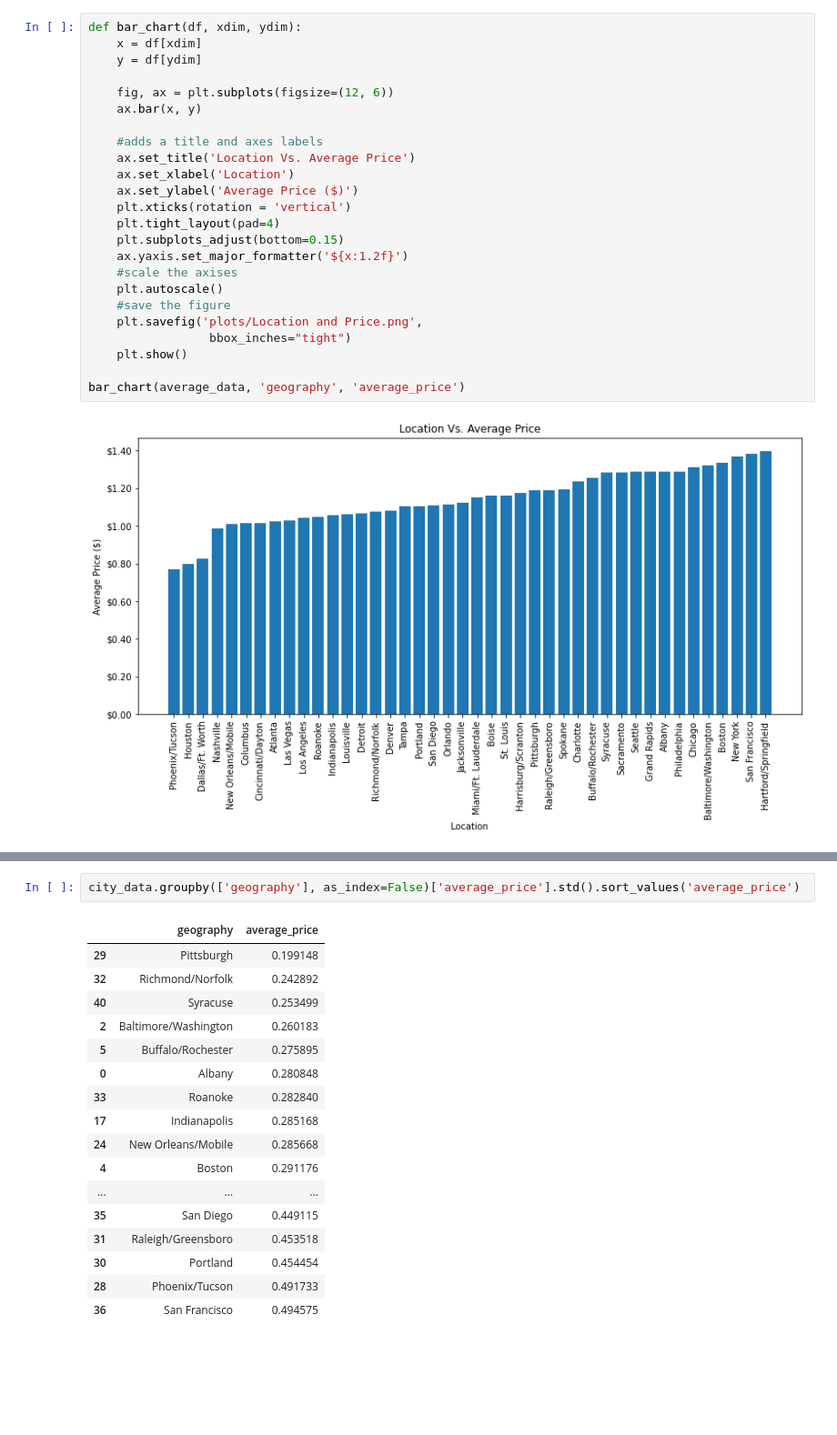
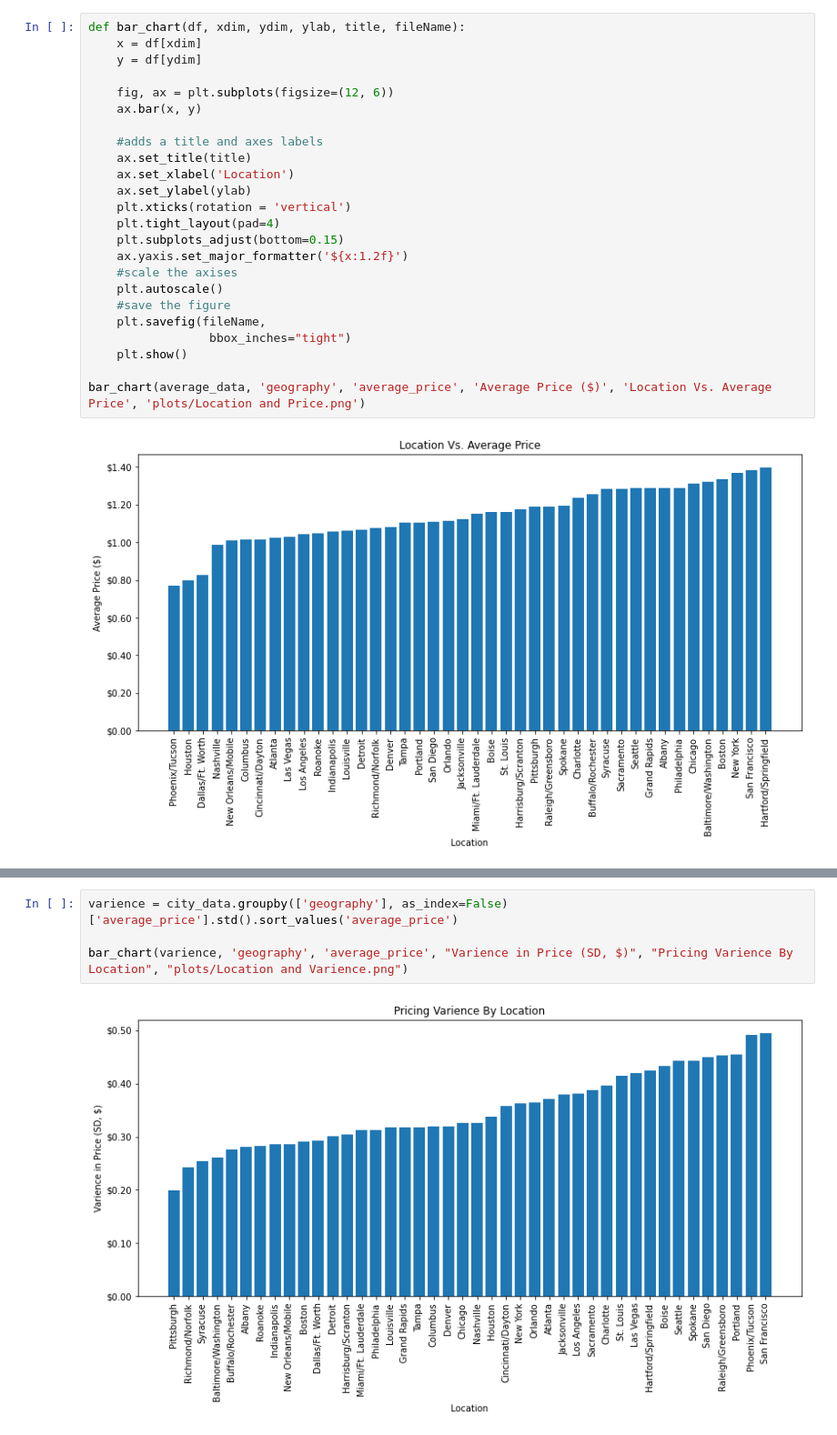
Before and after one commit to NotThatKindODr/First_Kaggle_Project, a Jupyter notebook: jupiterNotebook.ipynb, the cells around one changed output, grey strips where cells are left out. Shown at 91% size. Cells and saved outputs as stored; diff of their text form; blank space fills up the shorter version.

Commit message:
Graphed STD for Avocado by City

```diff
--- a/jupiterNotebook.ipynb
+++ b/jupiterNotebook.ipynb
@@ -24,7 +24,7 @@ city_data = avocado_data.query('geography in @cities').assign(total_value = lamb
 
 average_data = city_data.groupby(['geography'], as_index = False)[['total_volume', 'total_value']].agg('sum').assign(average_price = lambda a: a.total_value/a.total_volume).sort_values('average_price')
 # %%
-def bar_chart(df, xdim, ydim):
+def bar_chart(df, xdim, ydim, ylab, title, fileName):
     x = df[xdim]
     y = df[ydim]
 
@@ -32,9 +32,9 @@ def bar_chart(df, xdim, ydim):
     ax.bar(x, y)
 
     #adds a title and axes labels
-    ax.set_title('Location Vs. Average Price')
+    ax.set_title(title)
     ax.set_xlabel('Location')
-    ax.set_ylabel('Average Price ($)')
+    ax.set_ylabel(ylab)
     plt.xticks(rotation = 'vertical')
     plt.tight_layout(pad=4)
     plt.subplots_adjust(bottom=0.15)
@@ -42,10 +42,10 @@ def bar_chart(df, xdim, ydim):
     #scale the axises
     plt.autoscale()
     #save the figure
-    plt.savefig('plots/Location and Price.png',
+    plt.savefig(fileName,
                  bbox_inches="tight")
     plt.show()
 
-bar_chart(average_data, 'geography', 'average_price')
+bar_chart(average_data, 'geography', 'average_price', 'Average Price ($)', 'Location Vs. Average Price', 'plots/Location and Price.png')
 # %% [output]
 [figure]
@@ -78,20 +52,6 @@ TypeError: ufunc 'true_divide' not supported for the input types, and the inputs
-# %%
-city_data.groupby(['geography'], as_index=False)['average_price'].std().sort_values('average_price')
-# %% [output]
-|  | geography | average_price |
-| 29 | Pittsburgh | 0.199148 |
-| 32 | Richmond/Norfolk | 0.242892 |
-| 40 | Syracuse | 0.253499 |
-| 2 | Baltimore/Washington | 0.260183 |
-| 5 | Buffalo/Rochester | 0.275895 |
-| 0 | Albany | 0.280848 |
-| 33 | Roanoke | 0.282840 |
-| 17 | Indianapolis | 0.285168 |
-| 24 | New Orleans/Mobile | 0.285668 |
-| 4 | Boston | 0.291176 |
-| ... | ... | ... |
-| 35 | San Diego | 0.449115 |
-| 31 | Raleigh/Greensboro | 0.453518 |
-| 30 | Portland | 0.454454 |
-| 28 | Phoenix/Tucson | 0.491733 |
-| 36 | San Francisco | 0.494575 |
+# %%
+varience = city_data.groupby(['geography'], as_index=False)['average_price'].std().sort_values('average_price')
+
+bar_chart(varience, 'geography', 'average_price', "Varience in Price (SD, $)", "Pricing Varience By Location", "plots/Location and Varience.png")
+# %% [output]
+[figure, added]
```
Also changed, not shown: parts of 1 cell of this notebook, 2 other files.
